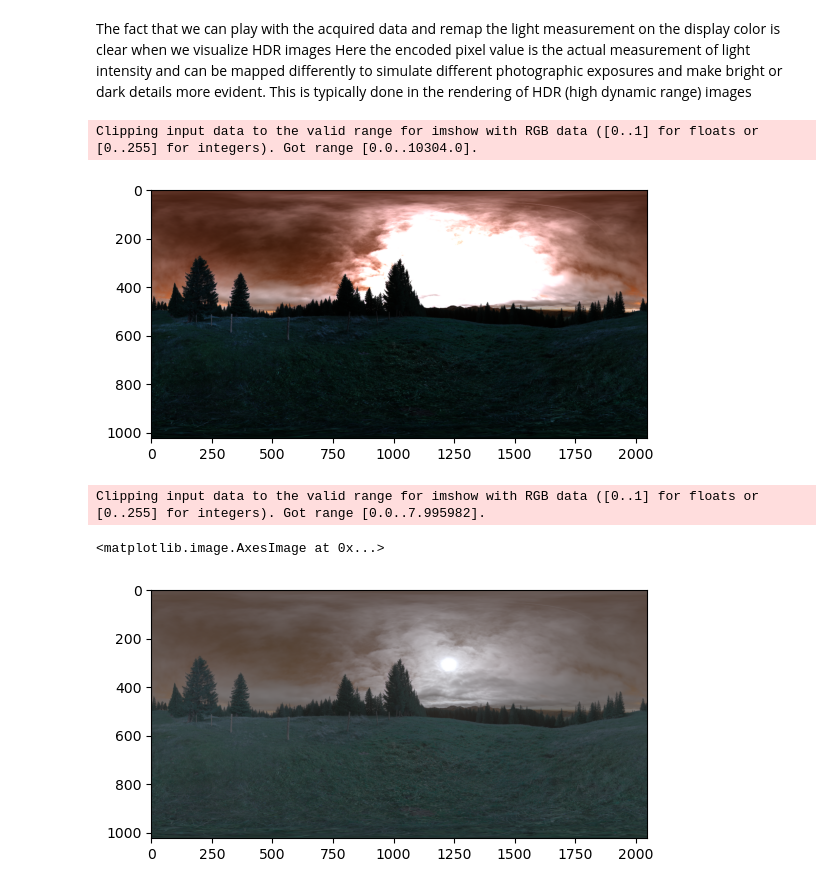
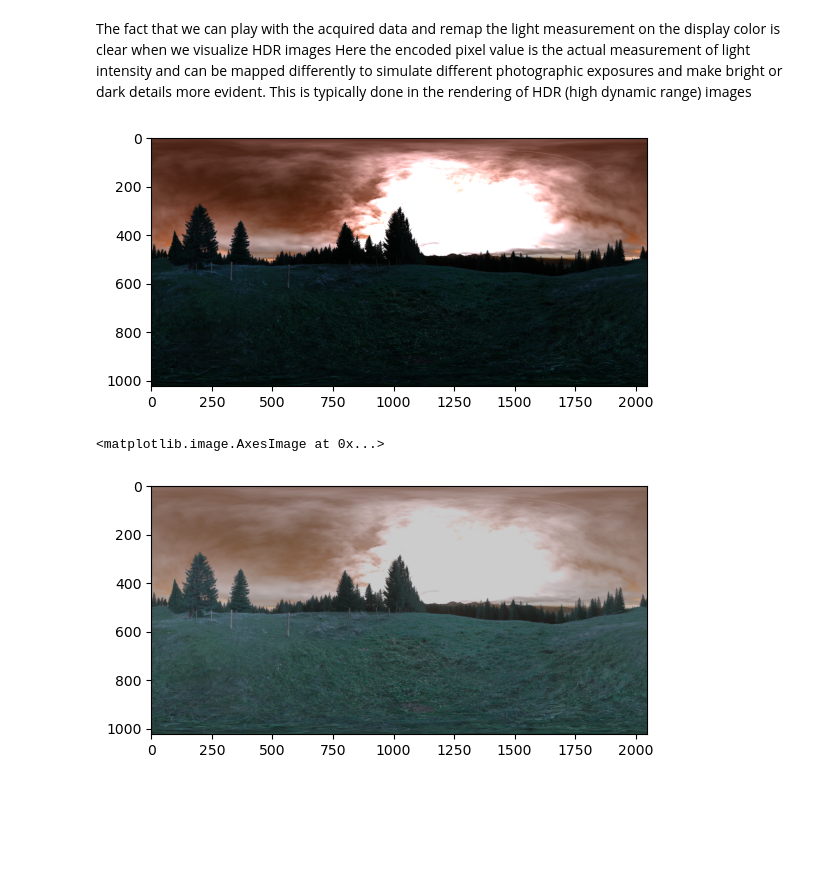
Before and after one commit to lorisbaz/univr-dataviz-course, a Jupyter notebook: 2-images-and-2d-data/1-raster_2D_visualization.ipynb, the cells around one changed output. Drawn from its saved outputs; the diff is of its cells as text; code cells hidden in the pictures; blank space fills up the shorter version.

```diff
--- a/2-images-and-2d-data/1-raster_2D_visualization.ipynb
+++ b/2-images-and-2d-data/1-raster_2D_visualization.ipynb
@@ -278,18 +278,16 @@ Here the encoded pixel value is the actual measurement of light intensity and ca
 # %%
 import cv2
 hdr_path = 'immenstadter_horn_2k.hdr'
-img = cv2.imread(hdr_path, flags=cv2.IMREAD_ANYDEPTH)
+img = cv2.imread(hdr_path)
 plt.imshow(img);
 # %% [output]
-Clipping input data to the valid range for imshow with RGB data ([0..1] for floats or [0..255] for integers). Got range [0.0..10304.0].
 [figure]
 # %%
 from skimage import exposure
 # gamma and gain parameters are between 0 and 1
-adjusted_gamma_image = exposure.adjust_gamma(img, gamma=0.3, gain=0.5)
+adjusted_gamma_image = exposure.adjust_gamma(img, gamma=0.4, gain=0.8)
 
 plt.imshow(adjusted_gamma_image)
 # %% [output]
-Clipping input data to the valid range for imshow with RGB data ([0..1] for floats or [0..255] for integers). Got range [0.0..7.995982].
+<matplotlib.image.AxesImage at 0x...>
-<matplotlib.image.AxesImage at 0x...>
-[figure, old version]
+[figure, new version]
```
Also changed, not shown: 4 other files.
